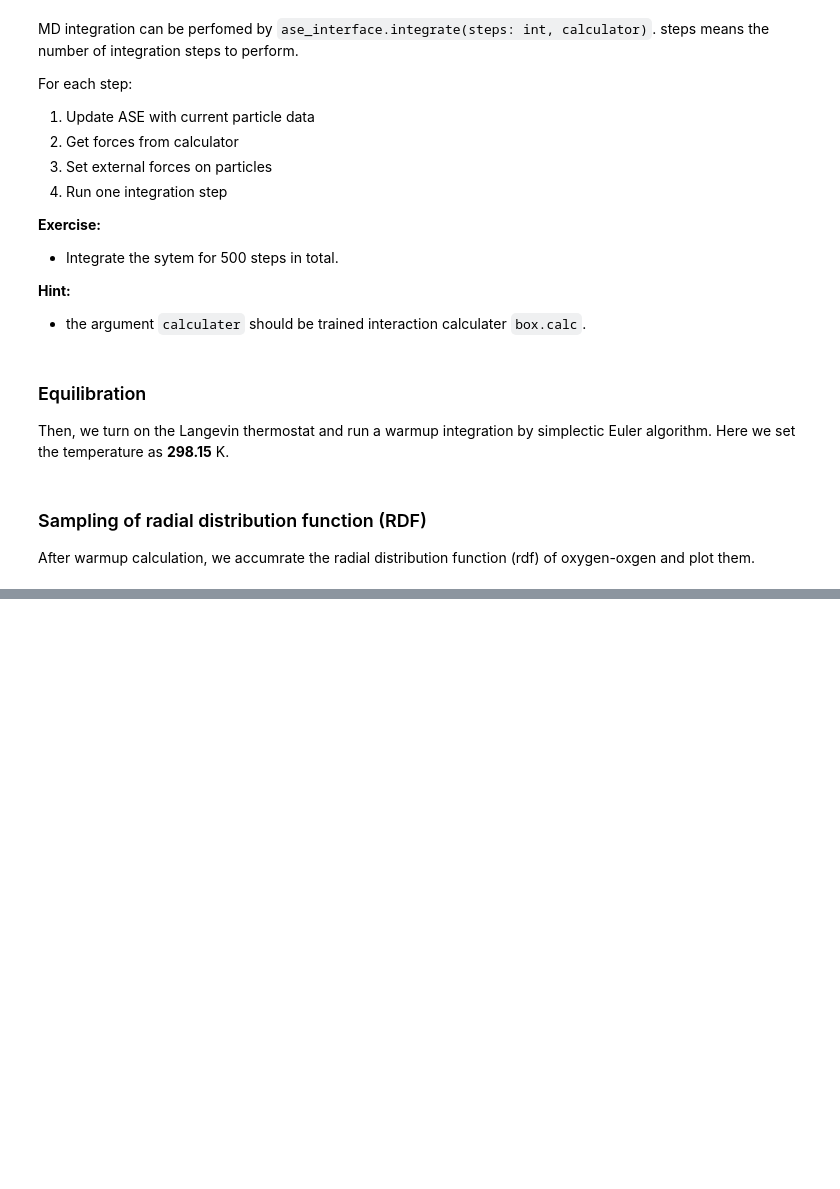
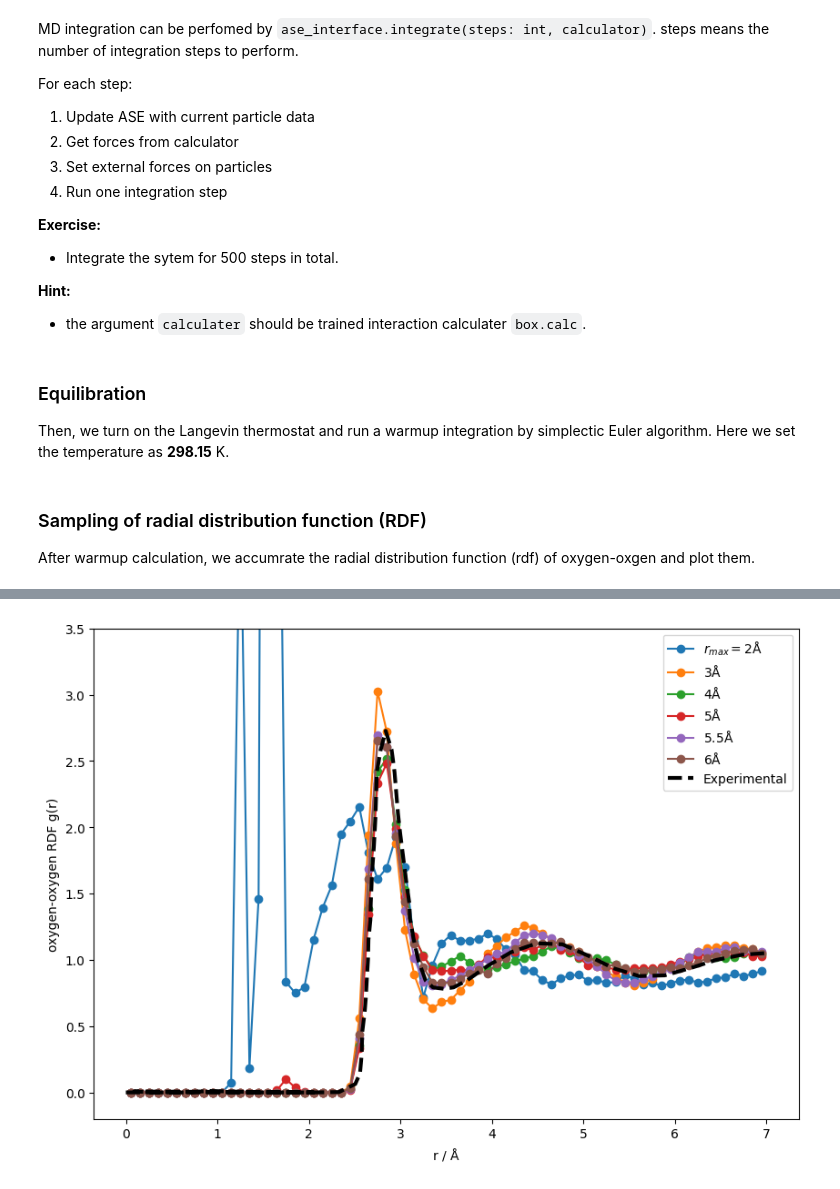
Before and after one commit to PythonFZ/2025-espresso-water, a Jupyter notebook: tutorial_MD_with_MLIP_by_ESPResSo.ipynb, the cells around one changed output, grey strips where cells are left out. Drawn from its saved outputs; the diff is of its cells as text; code cells hidden in the pictures; blank space fills up the shorter version.

```diff
--- a/tutorial_MD_with_MLIP_by_ESPResSo.ipynb
+++ b/tutorial_MD_with_MLIP_by_ESPResSo.ipynb
@@ -190,0 +192,26 @@ Comparison between RDF obtainded from atomistic simulations and that obtained us
+# %%
+#Solution
+
+#Loading .npz files
+data_2 = np.load("rdf_rmax_2.npz")
+data_3 = np.load("rdf_rmax_3.npz")
+data_4 = np.load("rdf_rmax_4.npz")
+data_5 = np.load("rdf_rmax_5.npz")
+data_5_5 = np.load("rdf_rmax_5_5.npz")
+data_6 = np.load("rdf_rmax_6.npz")
+
+fig, ax = plt.subplots(figsize=(10, 7))
+ax.plot(data_2['rs'], data_2['rdf'], marker='o', label=r'$r_{max}=2 \mathrm{\AA}$')
+ax.plot(data_3['rs'], data_3['rdf'], marker='o', label=r'$3 \mathrm{\AA}$')
+ax.plot(data_4['rs'], data_4['rdf'], marker='o', label=r'$4 \mathrm{\AA}$')
+ax.plot(data_5['rs'], data_5['rdf'], marker='o', label=r'$5 \mathrm{\AA}$')
+ax.plot(data_5_5['rs'], data_5_5['rdf'], marker='o', label=r'$5.5 \mathrm{\AA}$')
+ax.plot(data_6['rs'], data_6['rdf'], marker='o', label=r'$6 \mathrm{\AA}$')
+ax.plot(data_ex['rs'], data_ex['rdf'], ls='dashed', lw=3, color='black', label='Experimental')
+ax.set_ylim([-0.2, 3.5])
+plt.legend()
+plt.xlabel(r'r / $\mathrm{\AA}$')
+plt.ylabel('oxygen-oxygen RDF g(r)')
+plt.show()
+# %% [output]
+[figure, added]
```
Also changed, not shown: parts of 10 cells of this notebook, 1 other file.
